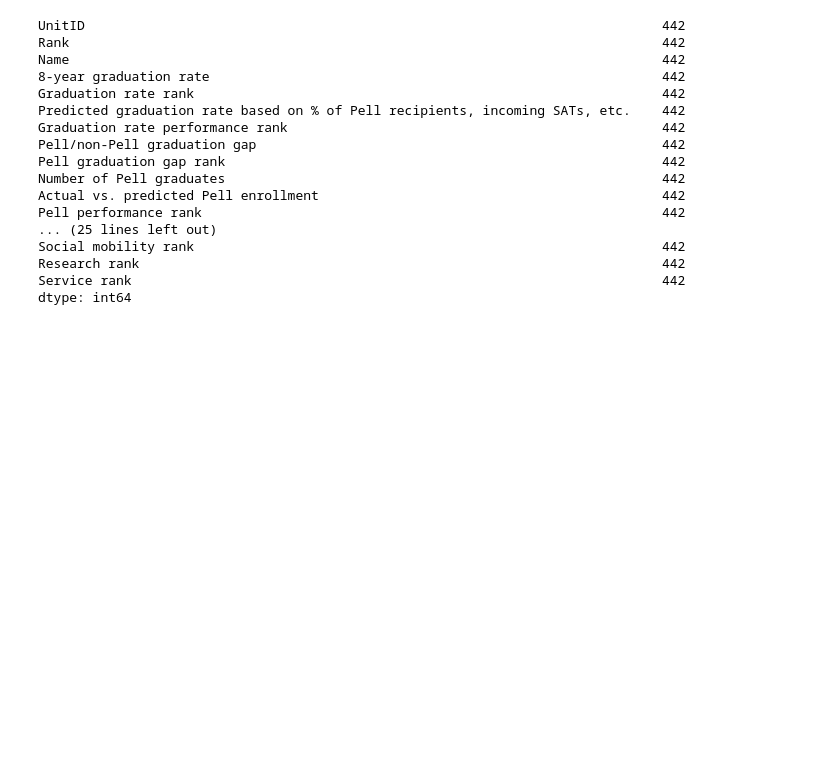
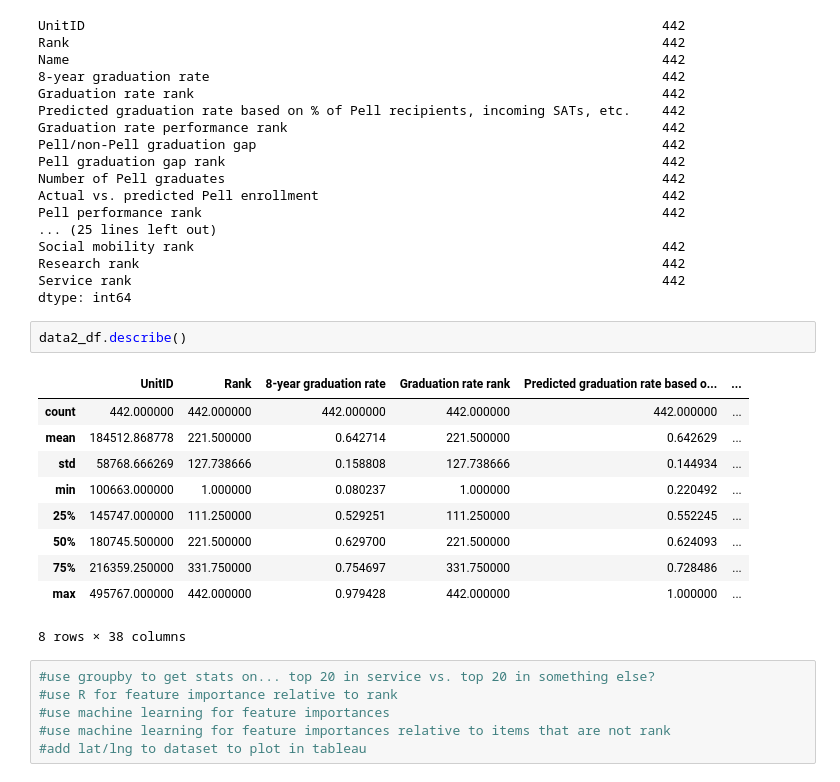
Before and after one commit to d-wiltshire/Gaming-College-Rankings, a Jupyter notebook: data.ipynb, the cells around one changed output. Drawn from its saved outputs; the diff is of its cells as text; blank space fills up the shorter version.

```diff
--- a/data.ipynb
+++ b/data.ipynb
@@ -74,3 +74,22 @@ Social mobility rank
 Research rank                                                                   442
 Service rank                                                                    442
 dtype: int64
+# %%
+data2_df.describe()
+# %% [output]
+|  | UnitID | Rank | 8-year graduation rate | Graduation rate rank | Predicted graduation rate based o... | ... |
+| count | 442.000000 | 442.000000 | 442.000000 | 442.000000 | 442.000000 | ... |
+| mean | 184512.868778 | 221.500000 | 0.642714 | 221.500000 | 0.642629 | ... |
+| std | 58768.666269 | 127.738666 | 0.158808 | 127.738666 | 0.144934 | ... |
+| min | 100663.000000 | 1.000000 | 0.080237 | 1.000000 | 0.220492 | ... |
+| 25% | 145747.000000 | 111.250000 | 0.529251 | 111.250000 | 0.552245 | ... |
+| 50% | 180745.500000 | 221.500000 | 0.629700 | 221.500000 | 0.624093 | ... |
+| 75% | 216359.250000 | 331.750000 | 0.754697 | 331.750000 | 0.728486 | ... |
+| max | 495767.000000 | 442.000000 | 0.979428 | 442.000000 | 1.000000 | ... |
+8 rows × 38 columns
+# %%
+#use groupby to get stats on... top 20 in service vs. top 20 in something else?
+#use R for feature importance relative to rank
+#use machine learning for feature importances
+#use machine learning for feature importances relative to items that are not rank
+#add lat/lng to dataset to plot in tableau
```
